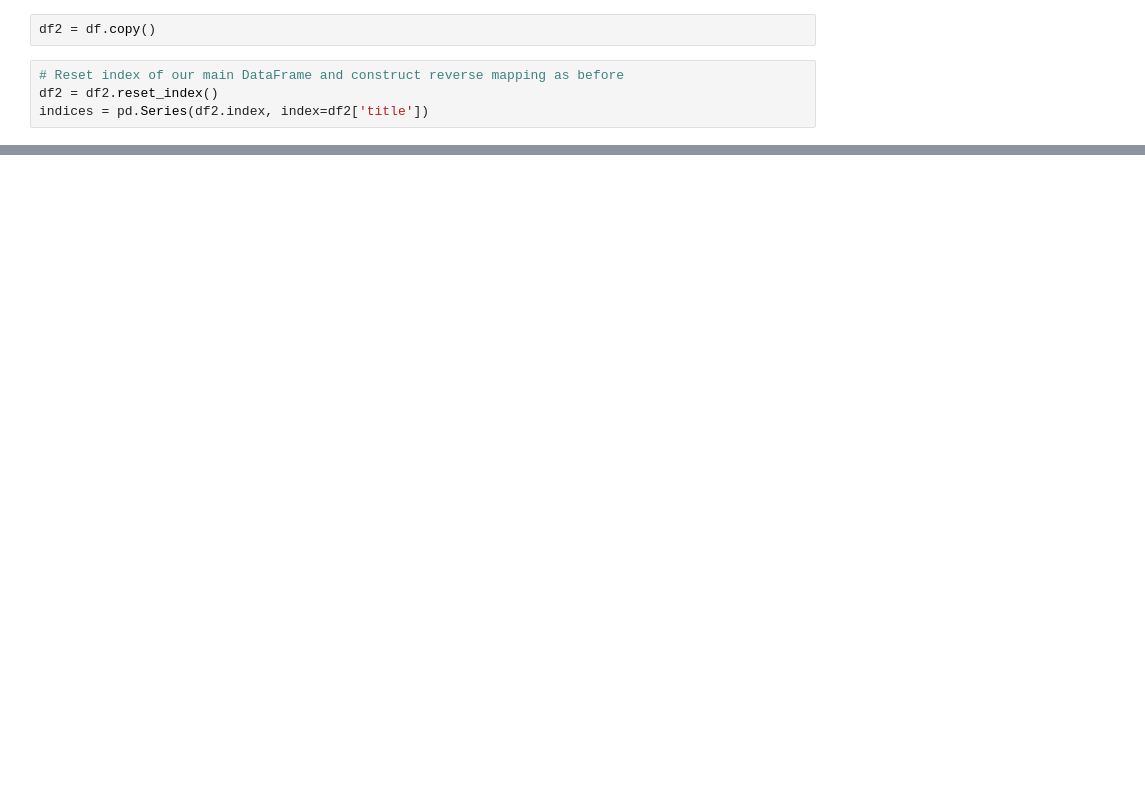
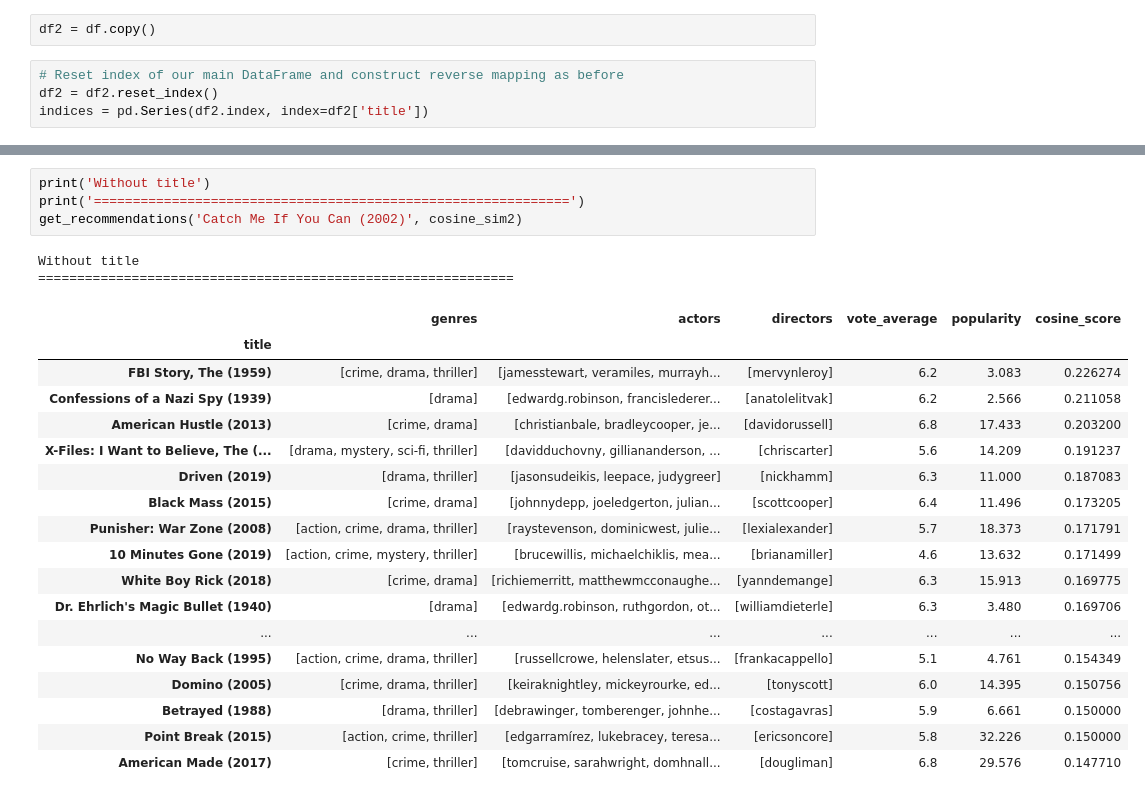
Before and after one commit to joaquim-oliveira-neto/rogue, a Jupyter notebook: notebooks/bmadureira-similarity-model.ipynb, the cells around one changed output, grey strips where cells are left out. Cells and saved outputs as stored; diff of their text form; blank space fills up the shorter version.

```diff
--- a/notebooks/bmadureira-similarity-model.ipynb
+++ b/notebooks/bmadureira-similarity-model.ipynb
@@ -219 +325,26 @@ Name: title, dtype: object
+# %%
+print('Without title')
+print('=============================================================')
+get_recommendations('Catch Me If You Can (2002)', cosine_sim2)
+# %% [output]
+Without title
+=============================================================
+|  | genres | actors | directors | vote_average | popularity | cosine_score |
+| title |  |  |  |  |  |  |
+| FBI Story, The (1959) | [crime, drama, thriller] | [jamesstewart, veramiles, murrayh... | [mervynleroy] | 6.2 | 3.083 | 0.226274 |
+| Confessions of a Nazi Spy (1939) | [drama] | [edwardg.robinson, francislederer... | [anatolelitvak] | 6.2 | 2.566 | 0.211058 |
+| American Hustle (2013) | [crime, drama] | [christianbale, bradleycooper, je... | [davidorussell] | 6.8 | 17.433 | 0.203200 |
+| X-Files: I Want to Believe, The (... | [drama, mystery, sci-fi, thriller] | [davidduchovny, gilliananderson, ... | [chriscarter] | 5.6 | 14.209 | 0.191237 |
+| Driven (2019) | [drama, thriller] | [jasonsudeikis, leepace, judygreer] | [nickhamm] | 6.3 | 11.000 | 0.187083 |
+| Black Mass (2015) | [crime, drama] | [johnnydepp, joeledgerton, julian... | [scottcooper] | 6.4 | 11.496 | 0.173205 |
+| Punisher: War Zone (2008) | [action, crime, drama, thriller] | [raystevenson, dominicwest, julie... | [lexialexander] | 5.7 | 18.373 | 0.171791 |
+| 10 Minutes Gone (2019) | [action, crime, mystery, thriller] | [brucewillis, michaelchiklis, mea... | [brianamiller] | 4.6 | 13.632 | 0.171499 |
+| White Boy Rick (2018) | [crime, drama] | [richiemerritt, matthewmcconaughe... | [yanndemange] | 6.3 | 15.913 | 0.169775 |
+| Dr. Ehrlich's Magic Bullet (1940) | [drama] | [edwardg.robinson, ruthgordon, ot... | [williamdieterle] | 6.3 | 3.480 | 0.169706 |
+| ... | ... | ... | ... | ... | ... | ... |
+| No Way Back (1995) | [action, crime, drama, thriller] | [russellcrowe, helenslater, etsus... | [frankacappello] | 5.1 | 4.761 | 0.154349 |
+| Domino (2005) | [crime, drama, thriller] | [keiraknightley, mickeyrourke, ed... | [tonyscott] | 6.0 | 14.395 | 0.150756 |
+| Betrayed (1988) | [drama, thriller] | [debrawinger, tomberenger, johnhe... | [costagavras] | 5.9 | 6.661 | 0.150000 |
+| Point Break (2015) | [action, crime, thriller] | [edgarramírez, lukebracey, teresa... | [ericsoncore] | 5.8 | 32.226 | 0.150000 |
+| American Made (2017) | [crime, thriller] | [tomcruise, sarahwright, domhnall... | [dougliman] | 6.8 | 29.576 | 0.147710 |
 # %%
```
Also changed, not shown: parts of 27 cells of this notebook, 1 other file.
